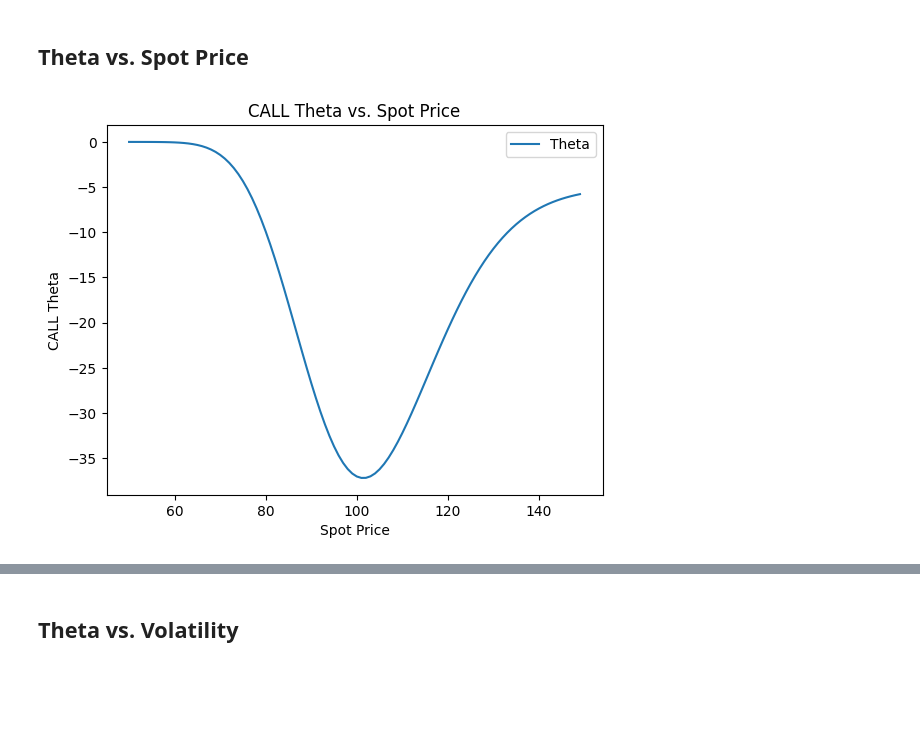
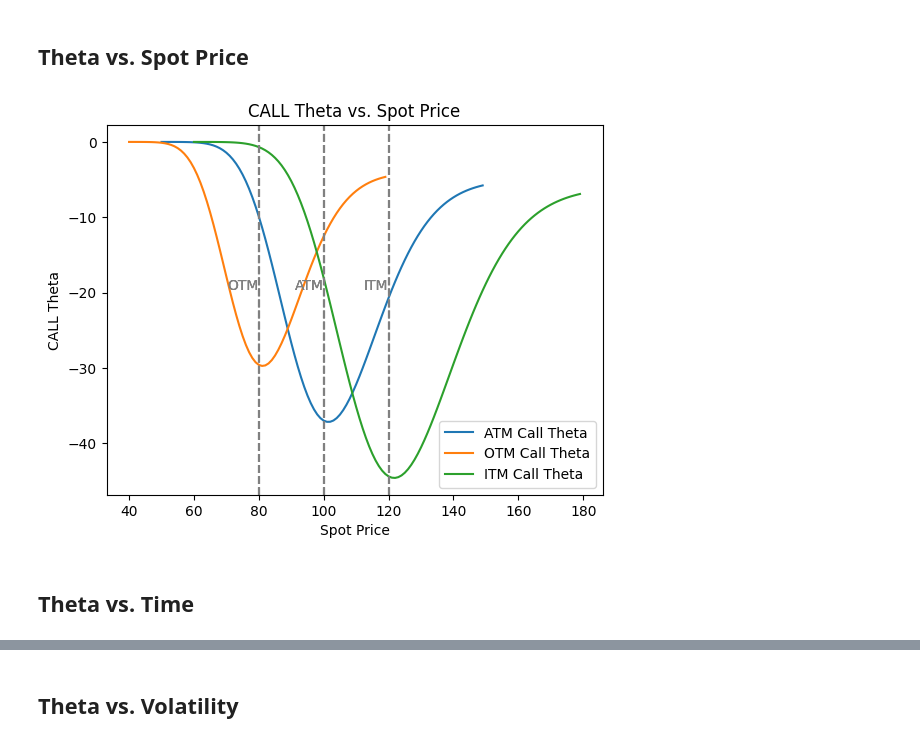
Before and after one commit to jhtkoo0426/options-analysis, a Jupyter notebook: greeks_analysis.ipynb, the cells around one changed output, grey strips where cells are left out. Cells and saved outputs as stored; diff of their text form; code cells hidden in the pictures; blank space fills up the shorter version.

```diff
--- a/greeks_analysis.ipynb
+++ b/greeks_analysis.ipynb
@@ -323,4 +323,32 @@ def theta_put(S, K, r, T, sigma):
     return (-S * norm.pdf(d1_value) * sigma / (2 * np.sqrt(T))) + (r * K * np.exp(-r * T) * norm.cdf(-d2_value))
 # %% [markdown]
 ## Theta vs. Spot Price
+# %%
+def theta_spot_analysis(K, r, t, sigma, moneyness):
+    S = np.arange(K * 0.5, K * 1.5, 1)
+    calls_thetas = theta_call(S, K, r, t / 365, sigma)
+
+    plt.title('CALL Theta vs. Spot Price')
+    plt.plot(S, calls_thetas, label=f'{moneyness} Call Theta')
+    plt.xlabel('Spot Price')
+    plt.ylabel('CALL Theta')
+    plt.legend()
+
+    # Add vertical dotted lines
+    plt.axvline(x=80, color='gray', linestyle='--')
+    plt.axvline(x=100, color='gray', linestyle='--')
+    plt.axvline(x=120, color='gray', linestyle='--')
+
+    # Add labels for the dotted lines
+    plt.text(80, -20, 'OTM', color='gray', verticalalignment='bottom', horizontalalignment='right')
+    plt.text(100, -20, 'ATM', color='gray', verticalalignment='bottom', horizontalalignment='right')
+    plt.text(120, -20, 'ITM', color='gray', verticalalignment='bottom', horizontalalignment='right')
+# %%
+theta_spot_analysis(K, r, t, sigma, moneyness='ATM')
+theta_spot_analysis(K-20, r, t, sigma, moneyness='OTM')
+theta_spot_analysis(K+20, r, t, sigma, moneyness='ITM')
+# %% [output]
+[figure, added]
+# %% [markdown]
+## Theta vs. Time
 # %%
@@ -334,6 +363,2 @@ def theta_spot_analysis(K, r, t, sigma):
     plt.ylabel('CALL Theta')
     plt.legend()
-# %%
-theta_spot_analysis(K, r, t, sigma)
-# %% [output]
-[figure, removed]
```
Also changed, not shown: parts of 6 cells of this notebook.
